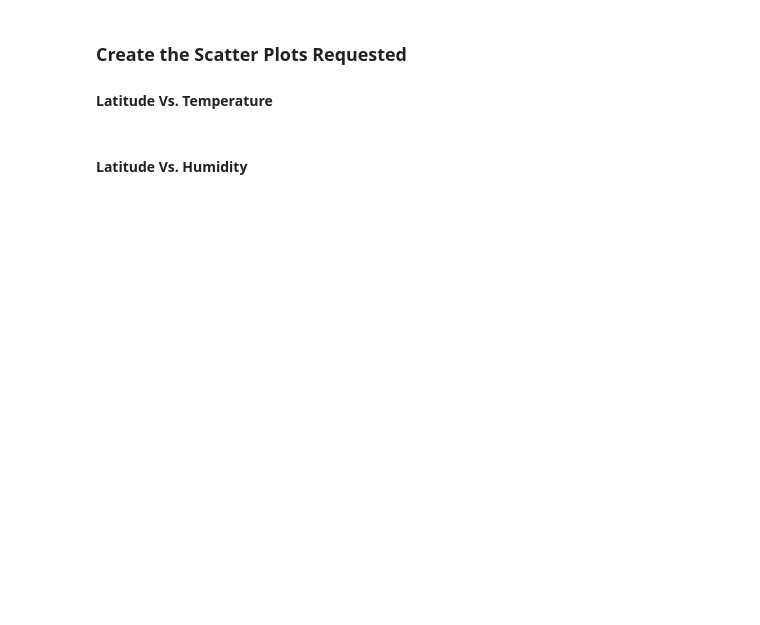
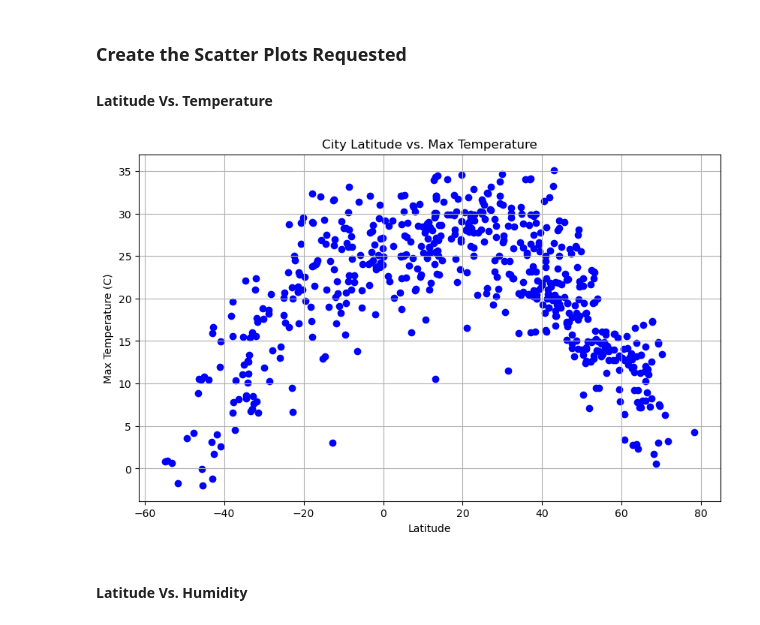
Before and after one commit to kwlayton1/python-api-challenge, a Jupyter notebook: WeatherPy/WeatherPy.ipynb, the cells around one changed output. Cells and saved outputs as stored; diff of their text form; code cells hidden in the pictures; blank space fills up the shorter version.

```diff
--- a/WeatherPy/WeatherPy.ipynb
+++ b/WeatherPy/WeatherPy.ipynb
@@ -196,16 +193,22 @@ city_data_df.head()
 #### Latitude Vs. Temperature
 # %%
 # Build scatter plot for latitude vs. temperature
-# YOUR CODE HERE
+plt.figure(figsize=(10, 6))
+plt.scatter(city_data_df["Lat"], city_data_df["Max Temp"], marker='o', color='b')
 
 # Incorporate the other graph properties
-# YOUR CODE HERE
+plt.title('City Latitude vs. Max Temperature')
+plt.xlabel('Latitude')
+plt.ylabel('Max Temperature (C)')
+plt.grid(True)
 
 # Save the figure
 plt.savefig("output_data/Fig1.png")
 
 # Show plot
 plt.show()
+# %% [output]
+[figure, added]
 # %% [markdown]
 #### Latitude Vs. Humidity
 # %%
```
Also changed, not shown: parts of 9 cells of this notebook, 5 other files.
